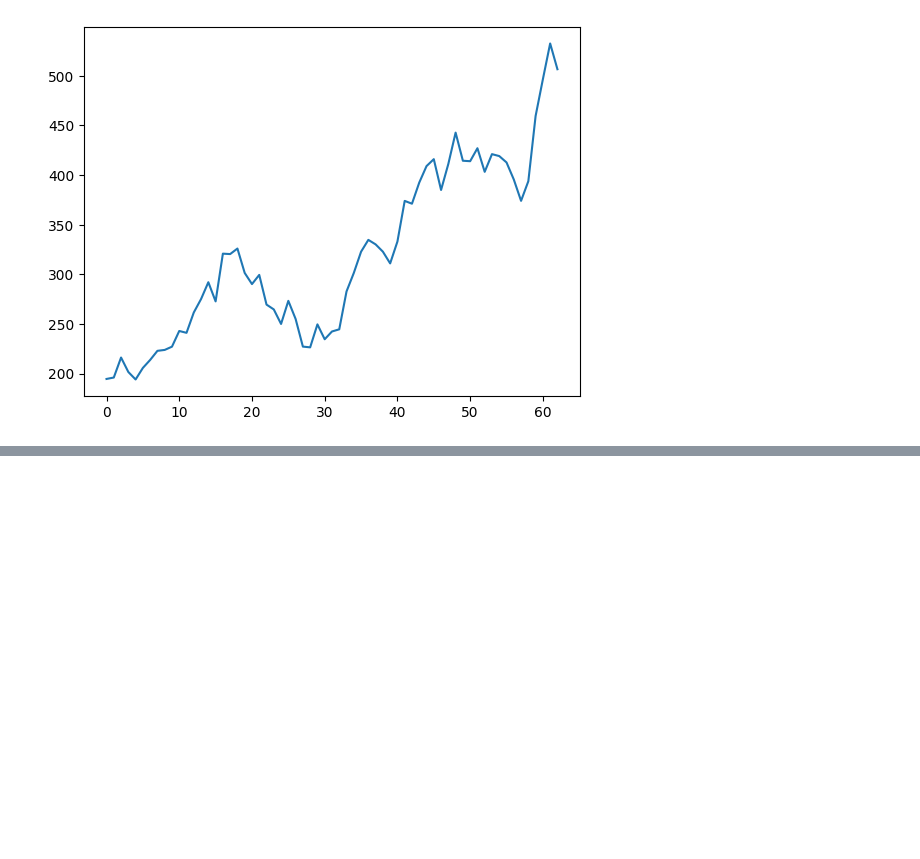
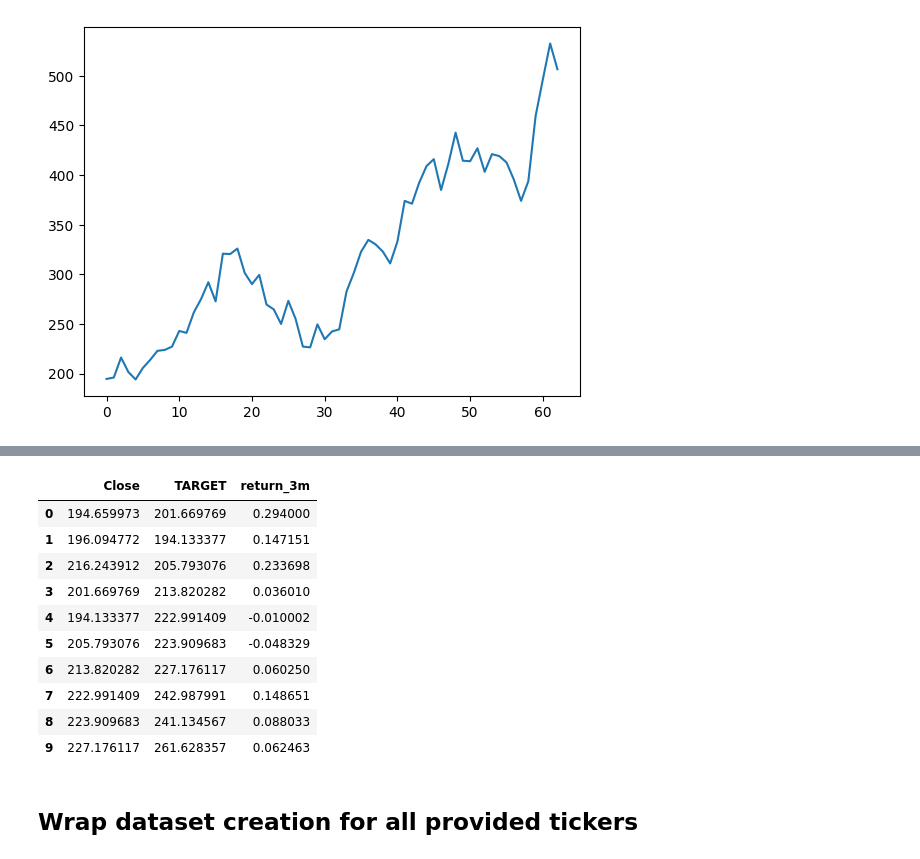
Before and after one commit to terry07/stock-markets-analytics-zoomcamp-project-by-sk, a Jupyter notebook: notebooks/dataset_creation.ipynb, the cells around one changed output, grey strips where cells are left out. Cells and saved outputs as stored; diff of their text form; code cells hidden in the pictures; blank space fills up the shorter version.

Commit message:
feat: finalize 'dataset_creation' notebook + create data folder'

```diff
--- a/notebooks/dataset_creation.ipynb
+++ b/notebooks/dataset_creation.ipynb
@@ -177,8 +177,9 @@ for i,ticker in enumerate(tickers_list):
   dataset_price_df = pd.concat([dataset_price_df, price_data_by_ticker], axis=0)
   dataset_price[ticker] = price_data_by_ticker
 
-  if i == 1:
-    break
+  # For testing, limit to first ticker only
+  # if i == 1:
+  #   break
 # %% [output]
 0 - Fetching data for NVDA stock...
 
@@ -240,8 +254,9 @@ for i,ticker in enumerate(tickers_list):
 
     print("-"*24, "\n")
 
-    if i == 1:
-        break
+    # For testing, limit to first ticker only
+    # if i == 1:
+    #     break
 # %% [output]
 0 - Fetching data for NVDA stock...
 
@@ -302,8 +372,9 @@ for i,ticker in enumerate(tickers_list):
 
     print("-"*24, "\n")
 
-    if i == 1:
-        break
+    # For testing, limit to first ticker only
+    # if i == 1:
+    #     break
 # %% [output]
 0 - Calculate TALIB-based fearures for NVDA stock...
 
@@ -420,6 +479,9 @@ final_merged.head()
 # %%
-final_merged = final_merged.sort_values('Date')  # Ensure sorted by date
-final_merged['TARGET'] = final_merged['Close'].shift(-1)
+# Ensure sorted by date
+final_merged = final_merged.sort_values('Date')
+
+# Create TARGET column as the close price shifted by -3 months (3 months ahead)
+final_merged['TARGET'] = final_merged['Close'].shift(-3)
 # %%
 final_merged.Close.plot();
 # %% [output]
@@ -430,0 +493,16 @@ np.int64(1)
+# %%
+final_merged[['Close', 'TARGET', 'return_3m']].head(10)
+# %% [output]
+|  | Close | TARGET | return_3m |
+| 0 | 194.659973 | 201.669769 | 0.294000 |
+| 1 | 196.094772 | 194.133377 | 0.147151 |
+| 2 | 216.243912 | 205.793076 | 0.233698 |
+| 3 | 201.669769 | 213.820282 | 0.036010 |
+| 4 | 194.133377 | 222.991409 | -0.010002 |
+| 5 | 205.793076 | 223.909683 | -0.048329 |
+| 6 | 213.820282 | 227.176117 | 0.060250 |
+| 7 | 222.991409 | 242.987991 | 0.148651 |
+| 8 | 223.909683 | 241.134567 | 0.088033 |
+| 9 | 227.176117 | 261.628357 | 0.062463 |
+# %% [markdown]
+## Wrap dataset creation for all provided tickers
```
Also changed, not shown: parts of 36 cells of this notebook, 1 other file.
